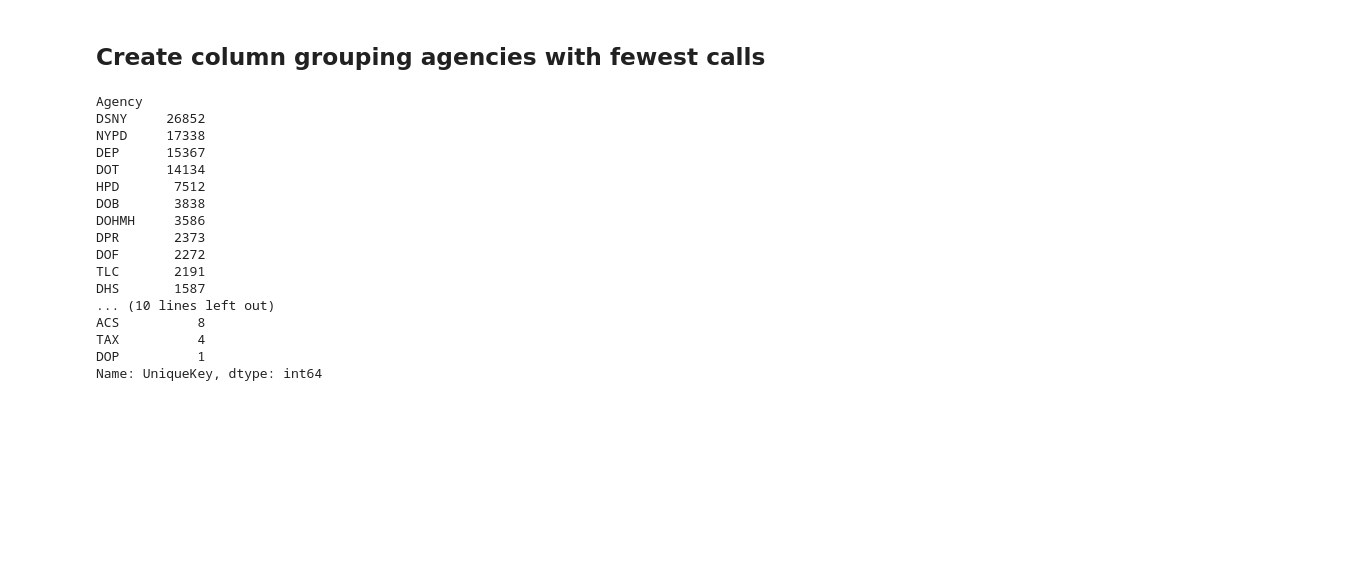
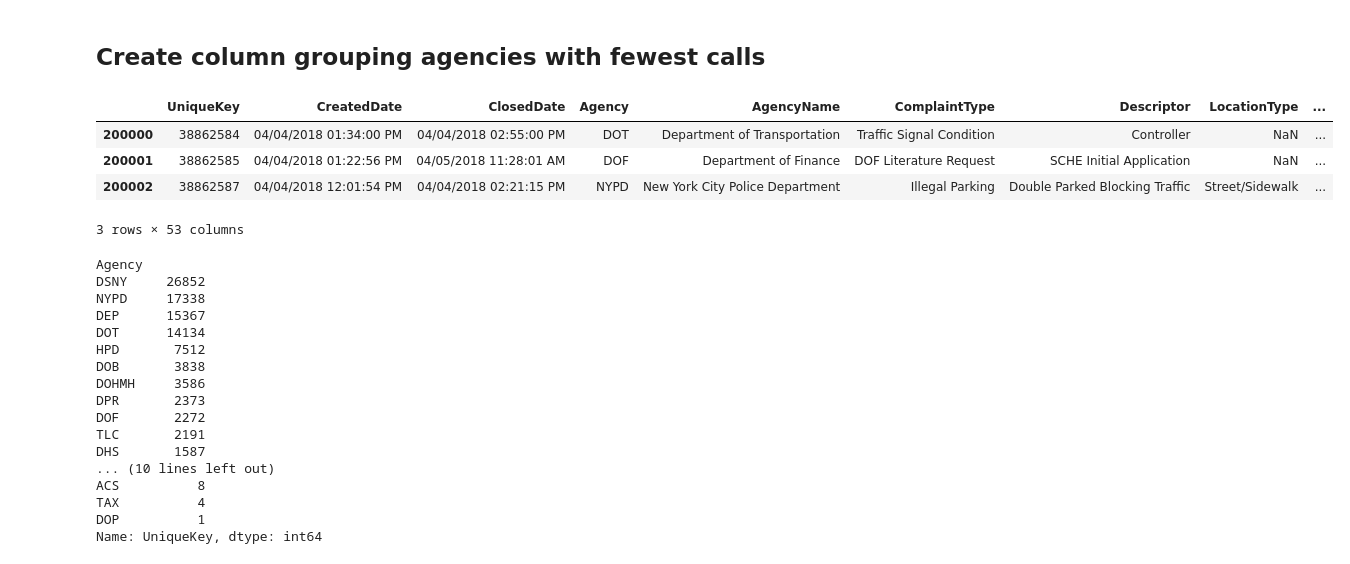
Before and after one commit to sambarrows/predict311, a Jupyter notebook: eda_311_tenmins.ipynb, the cells around one changed output. Drawn from its saved outputs; the diff is of its cells as text; code cells hidden in the pictures; blank space fills up the shorter version.

```diff
--- a/eda_311_tenmins.ipynb
+++ b/eda_311_tenmins.ipynb
@@ -15,9 +15,17 @@ df = pd.read_csv(df_url, chunksize=100000, low_memory=False)
 # %%
 d = df.get_chunk(100000)    # nb. will move onto next chunk each time run it,
                             # so if want same result need to read in df again
 
 # remove white space from column names
 d.columns = d.columns.str.replace('\s+', '')
+
+d.head(3)
+# %% [output]
+|  | UniqueKey | CreatedDate | ClosedDate | Agency | AgencyName | ComplaintType | Descriptor | LocationType | ... |
+| 200000 | 38862584 | 04/04/2018 01:34:00 PM | 04/04/2018 02:55:00 PM | DOT | Department of Transportation | Traffic Signal Condition | Controller | NaN | ... |
+| 200001 | 38862585 | 04/04/2018 01:22:56 PM | 04/05/2018 11:28:01 AM | DOF | Department of Finance | DOF Literature Request | SCHE Initial Application | NaN | ... |
+| 200002 | 38862587 | 04/04/2018 12:01:54 PM | 04/04/2018 02:21:15 PM | NYPD | New York City Police Department | Illegal Parking | Double Parked Blocking Traffic | Street/Sidewalk | ... |
+3 rows × 53 columns
 # %%
 ag = d.groupby('Agency')['UniqueKey'].count().sort_values(ascending=False)
 ag
```
Also changed, not shown: parts of 2 cells of this notebook.
